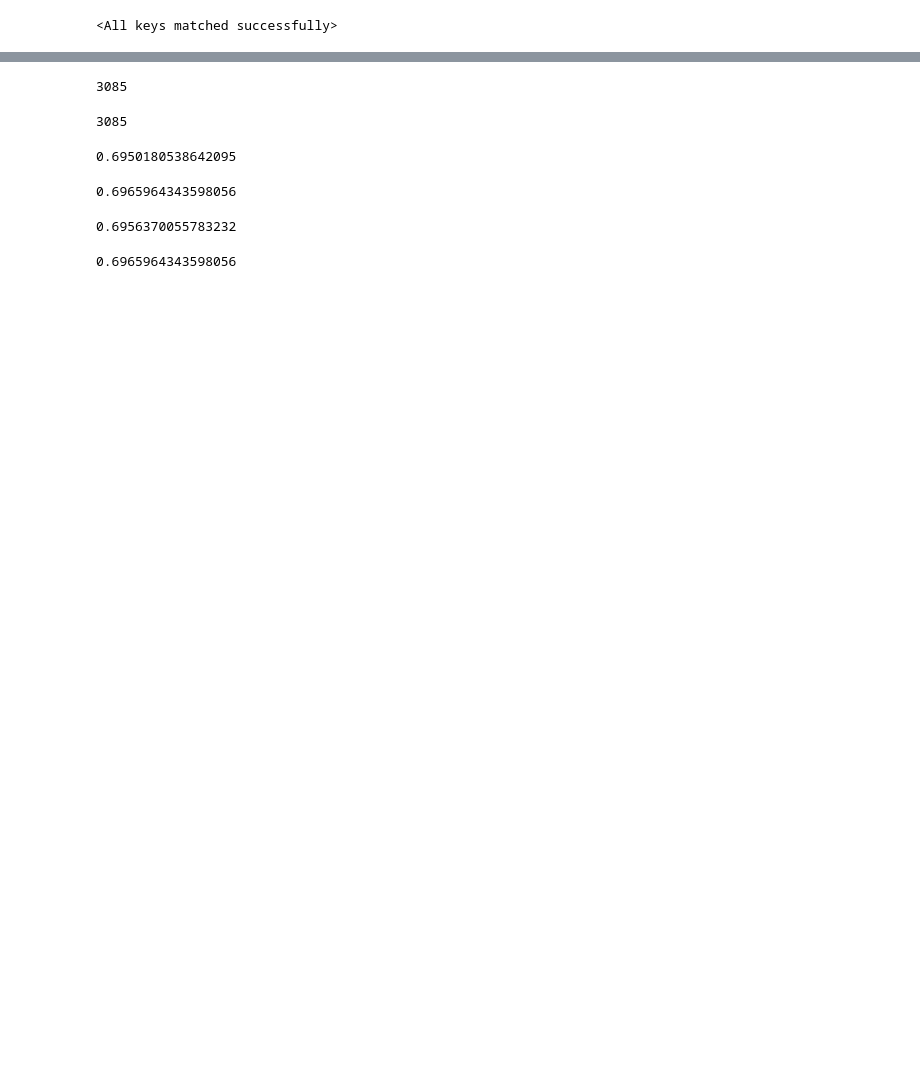
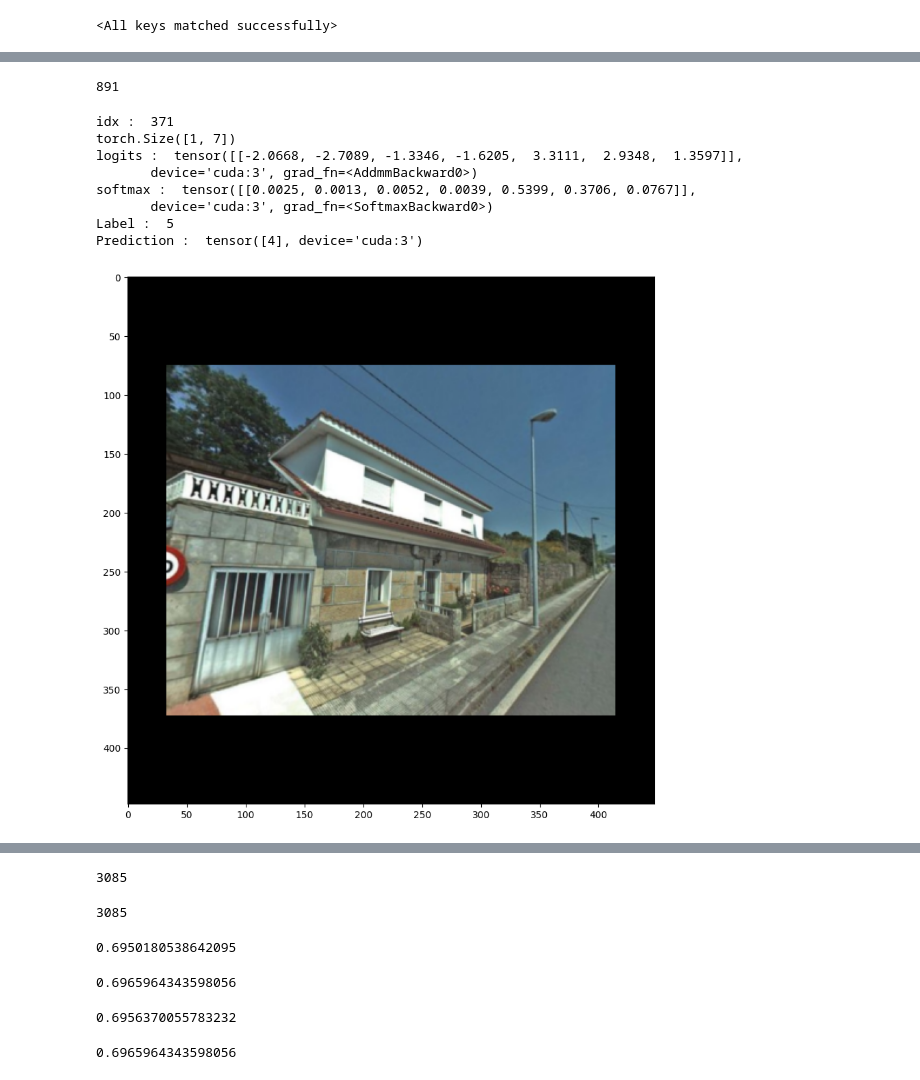
Before and after one commit to jeantirole/Detection_Lab, a Jupyter notebook: 07.Challenge/01.MapYourCity_HuggingFace/03.Infer_n_metric_v2.ipynb, the cells around one changed output, grey strips where cells are left out. Drawn from its saved outputs; the diff is of its cells as text; code cells hidden in the pictures; blank space fills up the shorter version.

```diff
--- a/07.Challenge/01.MapYourCity_HuggingFace/03.Infer_n_metric_v2.ipynb
+++ b/07.Challenge/01.MapYourCity_HuggingFace/03.Infer_n_metric_v2.ipynb
@@ -121,3 +122,40 @@ ValidLoader = DataLoader(valid_set,8)
+# %%
+idx_
+# %% [output]
+891
+# %%
+#--- Test For Valid Image
+idx_ = random.randint(0,999)
+print("idx : ", idx_)
+img_torch = valid_set.__getitem__(idx_)[0]
+RS_utils.torch_display(img_torch, False, True)
+
+#--- inference
+device = "cuda:3"
+
+model = model.to(device)
+img_torch = img_torch.to(device)
+model.eval()
+img_torch = img_torch.unsqueeze(0)
+preds = model(img_torch)
+print(preds.shape)
+print("logits : ", preds)
+print("softmax : ", preds.softmax(-1))
+
+preds = preds.argmax(-1)
+
+print("Label : ",valid_set.__getitem__(idx_)[1])
+print("Prediction : ", preds)
+# %% [output]
+idx :  371
+torch.Size([1, 7])
+logits :  tensor([[-2.0668, -2.7089, -1.3346, -1.6205,  3.3111,  2.9348,  1.3597]],
+       device='cuda:3', grad_fn=<AddmmBackward0>)
+softmax :  tensor([[0.0025, 0.0013, 0.0052, 0.0039, 0.5399, 0.3706, 0.0767]],
+       device='cuda:3', grad_fn=<SoftmaxBackward0>)
+Label :  5
+Prediction :  tensor([4], device='cuda:3')
+[figure, added]
 # %%
 # from tqdm import tqdm
 # from sklearn.metrics import precision_recall_fscore_support
```
Also changed, not shown: parts of 9 cells of this notebook, 5 other files.
